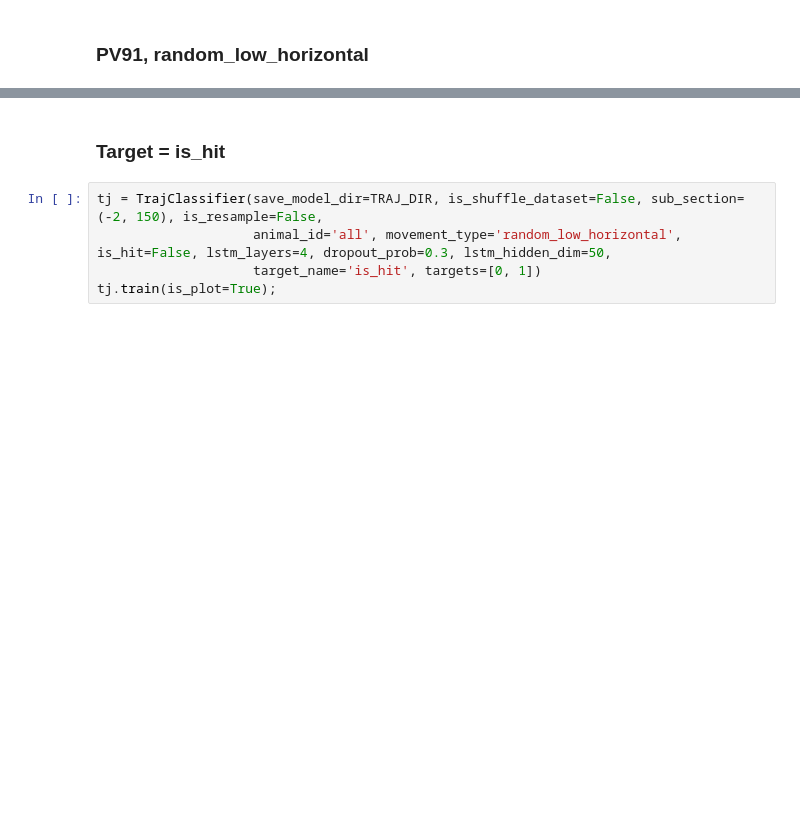
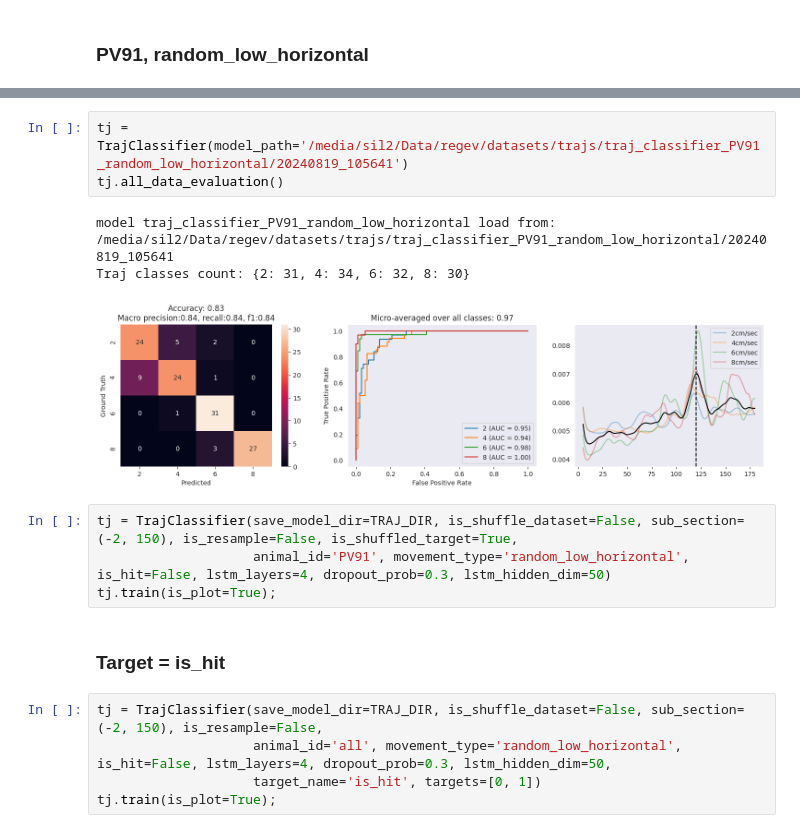
Before and after one commit to EvolutionaryNeuralCodingLab/PreyTouch, a Jupyter notebook: notebooks/trajs.ipynb, the cells around one changed output, grey strips where cells are left out. Cells and saved outputs as stored; diff of their text form; blank space fills up the shorter version.

```diff
--- a/notebooks/trajs.ipynb
+++ b/notebooks/trajs.ipynb
@@ -145,3 +256,14 @@ Traj classes count: {2: 31, 4: 34, 6: 32, 8: 30}
+# %%
+tj = TrajClassifier(model_path='/media/sil2/Data/regev/datasets/trajs/traj_classifier_PV91_random_low_horizontal/20240819_105641')
+tj.all_data_evaluation()
+# %% [output]
+model traj_classifier_PV91_random_low_horizontal load from: /media/sil2/Data/regev/datasets/trajs/traj_classifier_PV91_random_low_horizontal/20240819_105641
+Traj classes count: {2: 31, 4: 34, 6: 32, 8: 30}
+[figure, added]
+# %%
+tj = TrajClassifier(save_model_dir=TRAJ_DIR, is_shuffle_dataset=False, sub_section=(-2, 150), is_resample=False, is_shuffled_target=True,
+                    animal_id='PV91', movement_type='random_low_horizontal', is_hit=False, lstm_layers=4, dropout_prob=0.3, lstm_hidden_dim=50)
+tj.train(is_plot=True);
 # %% [markdown]
 ### Target = is_hit
 # %%
```
Also changed, not shown: parts of 29 cells of this notebook, 2 other files.
